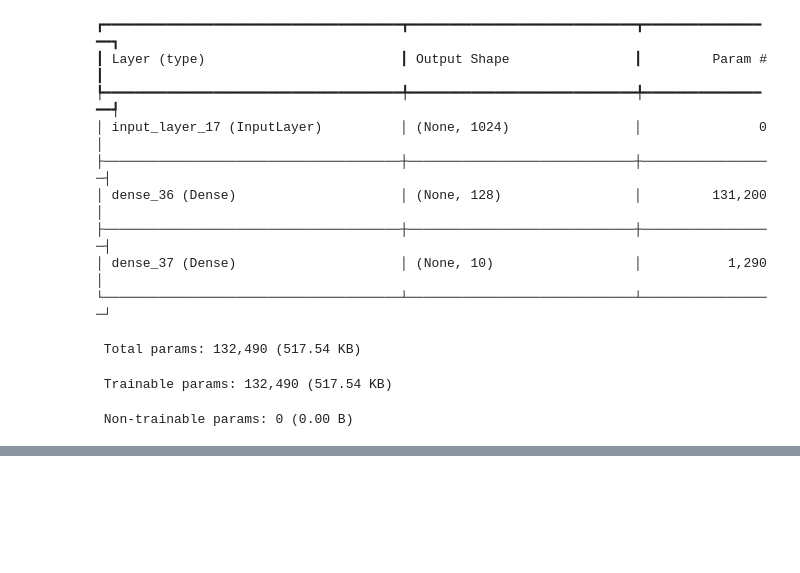
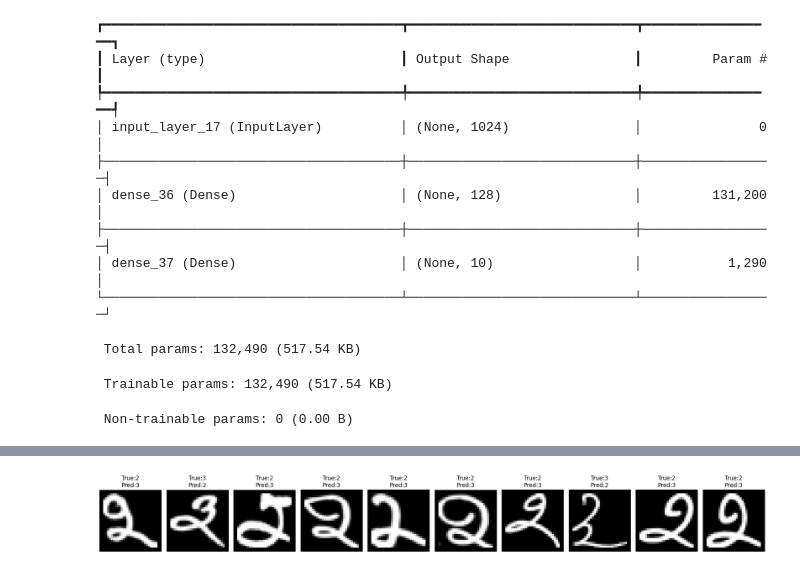
Before and after one commit to NoortjeVM/Group-01_IIVP-Project, a Jupyter notebook: simple_keras_model.ipynb, the cells around one changed output, grey strips where cells are left out. Cells and saved outputs as stored; diff of their text form; code cells hidden in the pictures; blank space fills up the shorter version.

```diff
--- a/simple_keras_model.ipynb
+++ b/simple_keras_model.ipynb
@@ -239,0 +276,25 @@ ConfusionMatrixDisplay(cm).plot()
+# %%
+# get predictions on validation set
+y_pred = np.argmax(best_model.predict(X_val), axis=1)
+
+# find misclassified 2s and 3s
+mask = (
+    ((y_val == 2) & (y_pred == 3)) |
+    ((y_val == 3) & (y_pred == 2))
+)
+
+misclassified_idx = np.where(mask)[0]
+print(f"Found {len(misclassified_idx)} misclassified 2s and 3s")
+
+# show up to 10
+n = min(10, len(misclassified_idx))
+plt.figure(figsize=(2*n, 3))
+for i, idx in enumerate(misclassified_idx[:n]):
+    img = X_val[idx].reshape(32, 32)
+    plt.subplot(1, n, i+1)
+    plt.imshow(img, cmap='gray')
+    plt.title(f"True:{y_val[idx]}\nPred:{y_pred[idx]}")
+    plt.axis('off')
+plt.tight_layout()
+plt.show()
+# %% [output]
@@ -240,3 +303,4 @@ ConfusionMatrixDisplay(cm).plot()
+[figure, added]
 # %%
 # write out predictions
 test_df = pd.read_csv("test.csv")
```
Also changed, not shown: parts of 4 cells of this notebook, 1 other file.
